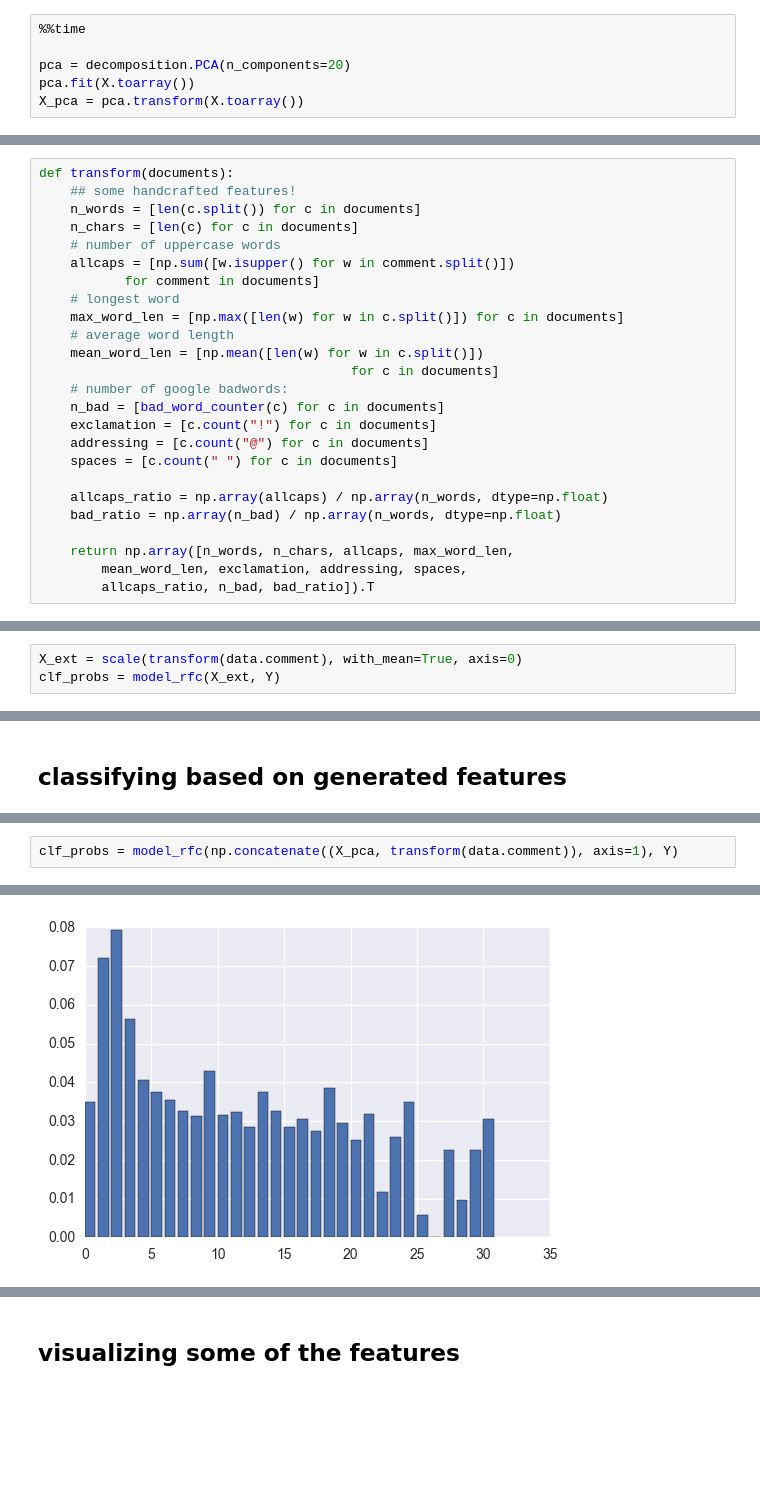
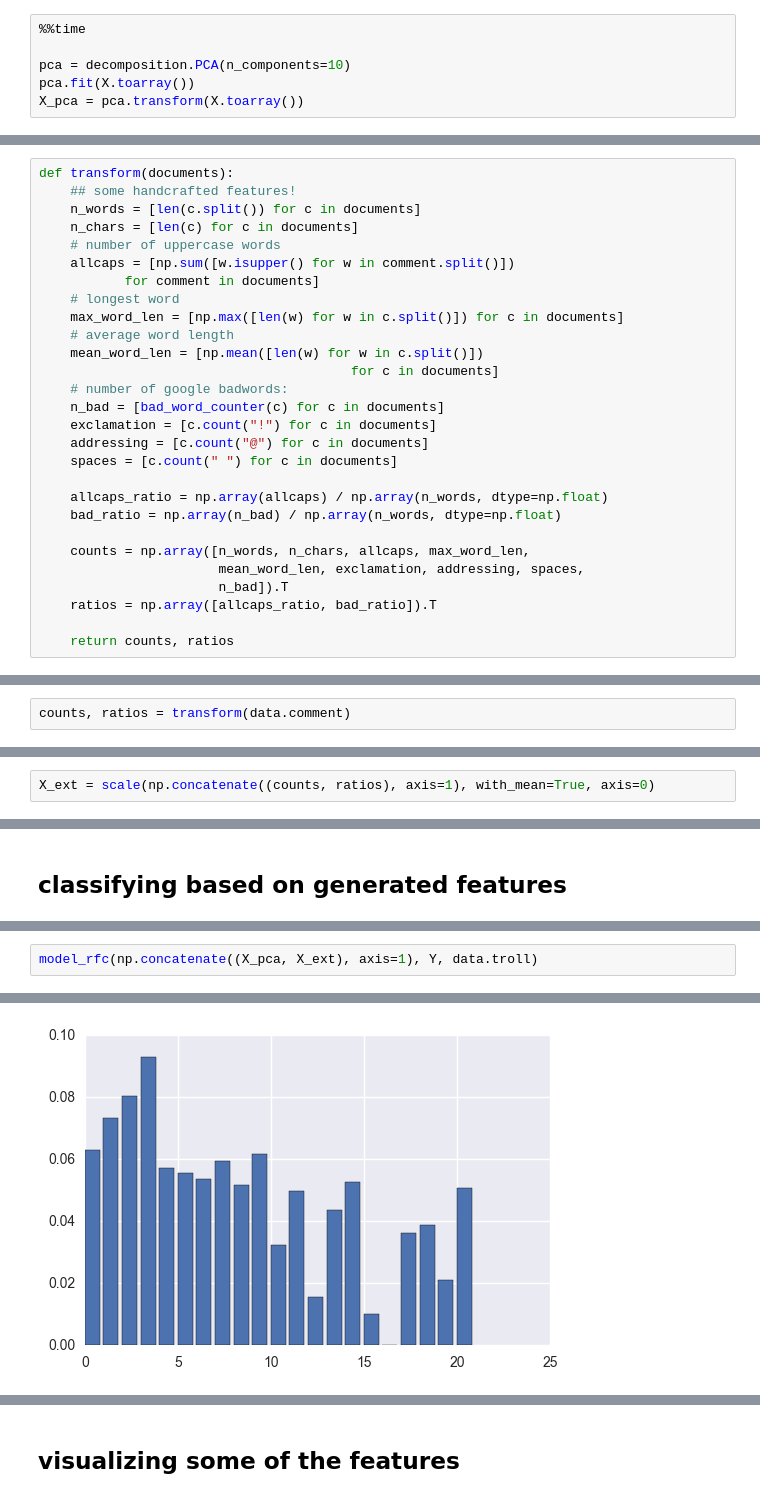
Before and after one commit to amirfz/youtube_troll_detection, a Jupyter notebook: insult_detection.ipynb, the cells around one changed output, grey strips where cells are left out. Saved outputs shown, nothing was run; the diff lists cells and outputs as text; blank space fills up the shorter version.

```diff
--- a/insult_detection.ipynb
+++ b/insult_detection.ipynb
@@ -102,7 +152,7 @@ plt.plot(pca.explained_variance_ratio_)
 # %%
 %%time
 
-pca = decomposition.PCA(n_components=20)
+pca = decomposition.PCA(n_components=10)
 pca.fit(X.toarray())
 X_pca = pca.transform(X.toarray())
 # %% [output]
@@ -188,10 +231,15 @@ def transform(documents):
     allcaps_ratio = np.array(allcaps) / np.array(n_words, dtype=np.float)
     bad_ratio = np.array(n_bad) / np.array(n_words, dtype=np.float)
 
-    return np.array([n_words, n_chars, allcaps, max_word_len,
-        mean_word_len, exclamation, addressing, spaces,
-        allcaps_ratio, n_bad, bad_ratio]).T
+    counts = np.array([n_words, n_chars, allcaps, max_word_len,
+                       mean_word_len, exclamation, addressing, spaces,
+                       n_bad]).T
+    ratios = np.array([allcaps_ratio, bad_ratio]).T
+
+    return counts, ratios
 # %% [markdown]
 ## classifying based on the features like the length of the comment etc
 # %%
 from sklearn.preprocessing import scale
+# %%
+counts, ratios = transform(data.comment)
@@ -198,3 +256,2 @@ from sklearn.preprocessing import scale
 # %%
-X_ext = scale(transform(data.comment), with_mean=True, axis=0)
-clf_probs = model_rfc(X_ext, Y)
+X_ext = scale(np.concatenate((counts, ratios), axis=1), with_mean=True, axis=0)
@@ -266,4 +281,4 @@ array([ -1.07281736e-17,   6.20819399e-18,   4.32292209e-18,
 # %%
-clf_probs = model_rfc(np.concatenate((X_pca, transform(data.comment)), axis=1), Y)
+model_rfc(np.concatenate((X_pca, X_ext), axis=1), Y, data.troll)
 # %% [output]
 confidence matrix:
@@ -272 +301 @@ confidence matrix:
-[figure, old version]
+[figure, new version]
```
Also changed, not shown: parts of 42 cells of this notebook.
